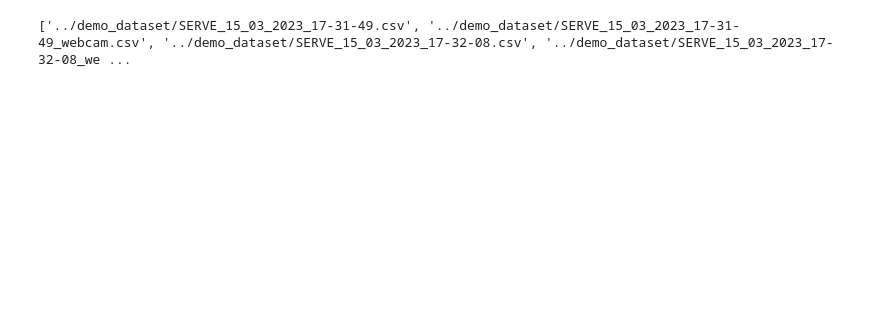
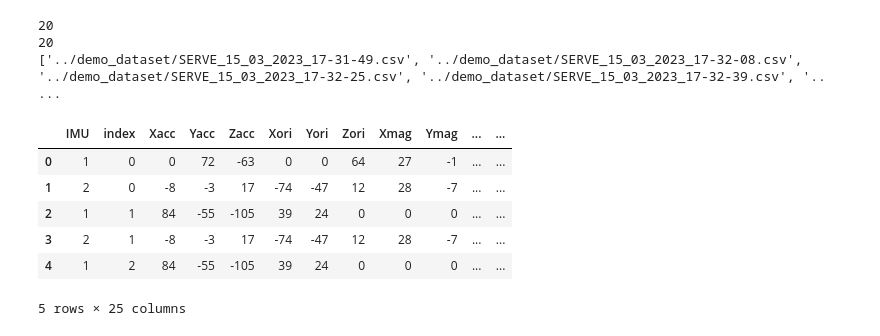
Before and after one commit to AML-neoCortex/TennisServePredictor, a Jupyter notebook: scripts/data_loading.ipynb, the cells around one changed output. Saved outputs shown, nothing was run; the diff lists cells and outputs as text; code cells hidden in the pictures; blank space fills up the shorter version.

```diff
--- a/scripts/data_loading.ipynb
+++ b/scripts/data_loading.ipynb
@@ -1,21 +0,0 @@
-# %%
-# Import libraries
-import glob
-import pandas as pd
-
-# Get CSV files list from a folder
-path = '../demo_dataset/'
-csv_files = glob.glob(path + "*.csv")
-
-# Read each CSV file into DataFrame
-# This creates a list of dataframes
-df_list = [pd.read_csv(file,skiprows=4,header=None) for file in csv_files]
-
-# Concatenate all DataFrames
-big_df = pd.concat(df_list, ignore_index=True)
-
-
-# print(csv_files)
-print(sorted(csv_files))
-# %% [output]
-['../demo_dataset/SERVE_15_03_2023_17-31-49.csv', '../demo_dataset/SERVE_15_03_2023_17-31-49_webcam.csv', '../demo_dataset/SERVE_15_03_2023_17-32-08.csv', '../demo_dataset/SERVE_15_03_2023_17-32-08_we ...
@@ -24,0 +1,19 @@ df.columns=['IMU','index','Xacc', 'Yacc', 'Zacc', 'Xori', 'Yori', 'Zori', 'Xmag'
+# %%
+# Import libraries
+import glob
+import pandas as pd
+
+# Get CSV files list from a folder
+path = '../demo_dataset/'
+# Pattern match IMU data
+imu_files = glob.glob(path + "SERVE_*-[0-9][0-9].csv")
+# Pattern match camera data
+cam_files = glob.glob(path + "SERVE_*_webcam.csv")
+
+print(len(imu_files))
+print(len(cam_files))
+print(sorted(imu_files))
+# %% [output]
+20
+20
+['../demo_dataset/SERVE_15_03_2023_17-31-49.csv', '../demo_dataset/SERVE_15_03_2023_17-32-08.csv', '../demo_dataset/SERVE_15_03_2023_17-32-25.csv', '../demo_dataset/SERVE_15_03_2023_17-32-39.csv', '.. ...
@@ -24,0 +33,10 @@ df.columns=['IMU','index','Xacc', 'Yacc', 'Zacc', 'Xori', 'Yori', 'Zori', 'Xmag'
+# %%
+df_full[0].head()
+# %% [output]
+|  | IMU | index | Xacc | Yacc | Zacc | Xori | Yori | Zori | Xmag | Ymag | ... | ... |
+| 0 | 1 | 0 | 0 | 72 | -63 | 0 | 0 | 64 | 27 | -1 | ... | ... |
+| 1 | 2 | 0 | -8 | -3 | 17 | -74 | -47 | 12 | 28 | -7 | ... | ... |
+| 2 | 1 | 1 | 84 | -55 | -105 | 39 | 24 | 0 | 0 | 0 | ... | ... |
+| 3 | 2 | 1 | -8 | -3 | 17 | -74 | -47 | 12 | 28 | -7 | ... | ... |
+| 4 | 1 | 2 | 84 | -55 | -105 | 39 | 24 | 0 | 0 | 0 | ... | ... |
+5 rows × 25 columns
```
Also changed, not shown: parts of 7 cells of this notebook.
